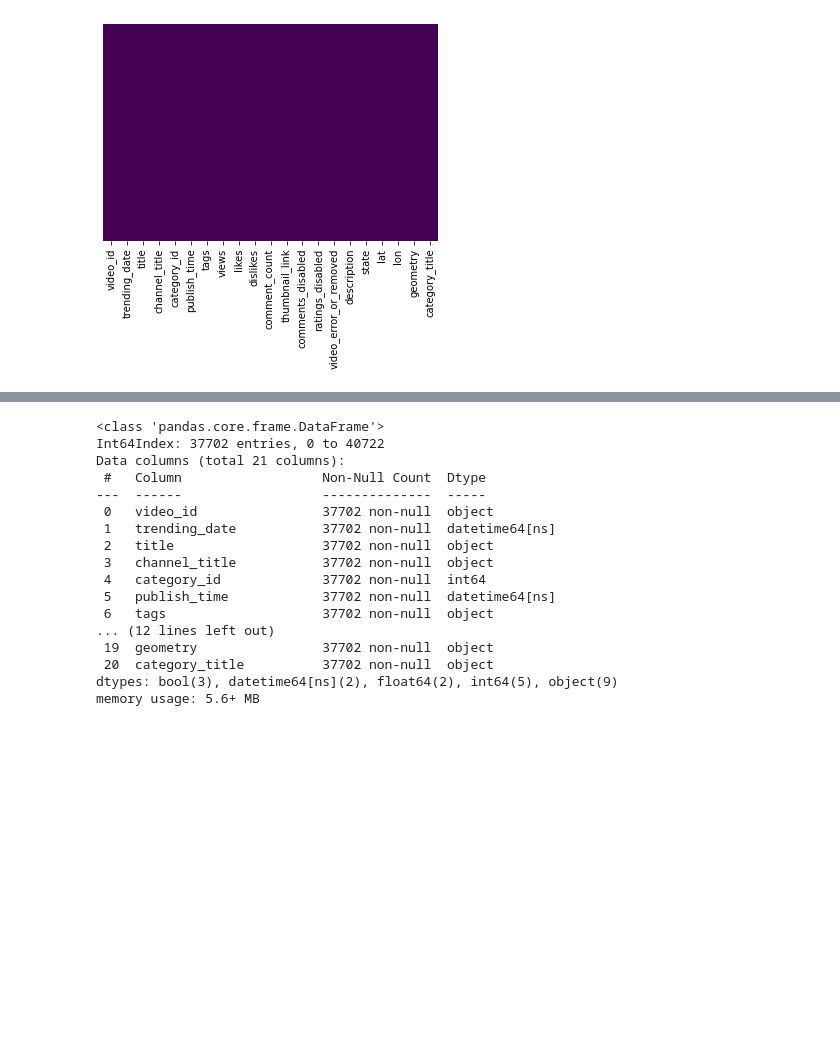
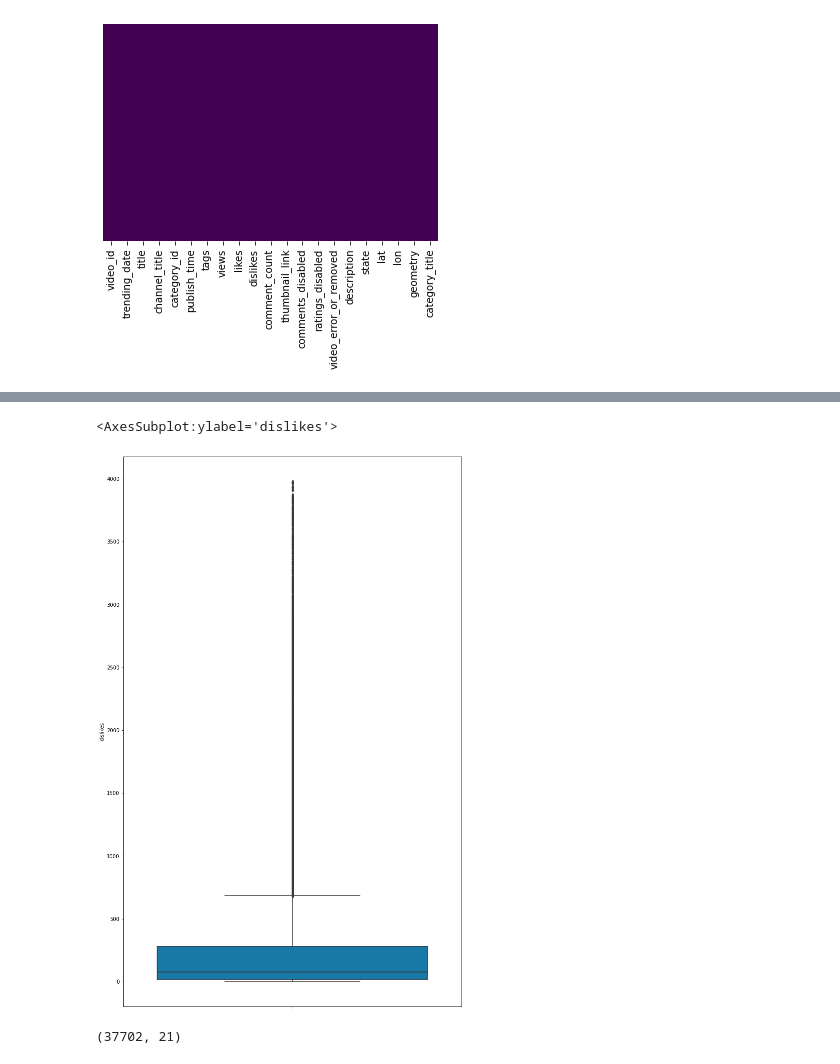
Before and after one commit to SebsPER/-EB-2021-1-CC51, a Jupyter notebook: code/Carga-Inspeccion-PreProcesamiento.ipynb, the cells around one changed output, grey strips where cells are left out. Cells and saved outputs as stored; diff of their text form; code cells hidden in the pictures; blank space fills up the shorter version.

```diff
--- a/code/Carga-Inspeccion-PreProcesamiento.ipynb
+++ b/code/Carga-Inspeccion-PreProcesamiento.ipynb
@@ -183,20 +222,10 @@ dtype: int64
+# %%
+plt.figure(figsize=(12, 20))
+sns.boxplot(y=Frcl['dislikes'], data=FrvidsClean,palette='winter')
+# %% [output]
+<AxesSubplot:ylabel='dislikes'>
+[figure, added]
 # %%
-FrvidsClean.info()
+FrvidsClean.shape
 # %% [output]
-<class 'pandas.core.frame.DataFrame'>
-Int64Index: 37702 entries, 0 to 40722
-Data columns (total 21 columns):
- #   Column                  Non-Null Count  Dtype
----  ------                  --------------  -----
- 0   video_id                37702 non-null  object
- 1   trending_date           37702 non-null  datetime64[ns]
- 2   title                   37702 non-null  object
- 3   channel_title           37702 non-null  object
- 4   category_id             37702 non-null  int64
- 5   publish_time            37702 non-null  datetime64[ns]
- 6   tags                    37702 non-null  object
-... (12 lines left out)
- 19  geometry                37702 non-null  object
- 20  category_title          37702 non-null  object
-dtypes: bool(3), datetime64[ns](2), float64(2), int64(5), object(9)
-memory usage: 5.6+ MB
+(37702, 21)
```
Also changed, not shown: parts of 8 cells of this notebook.
